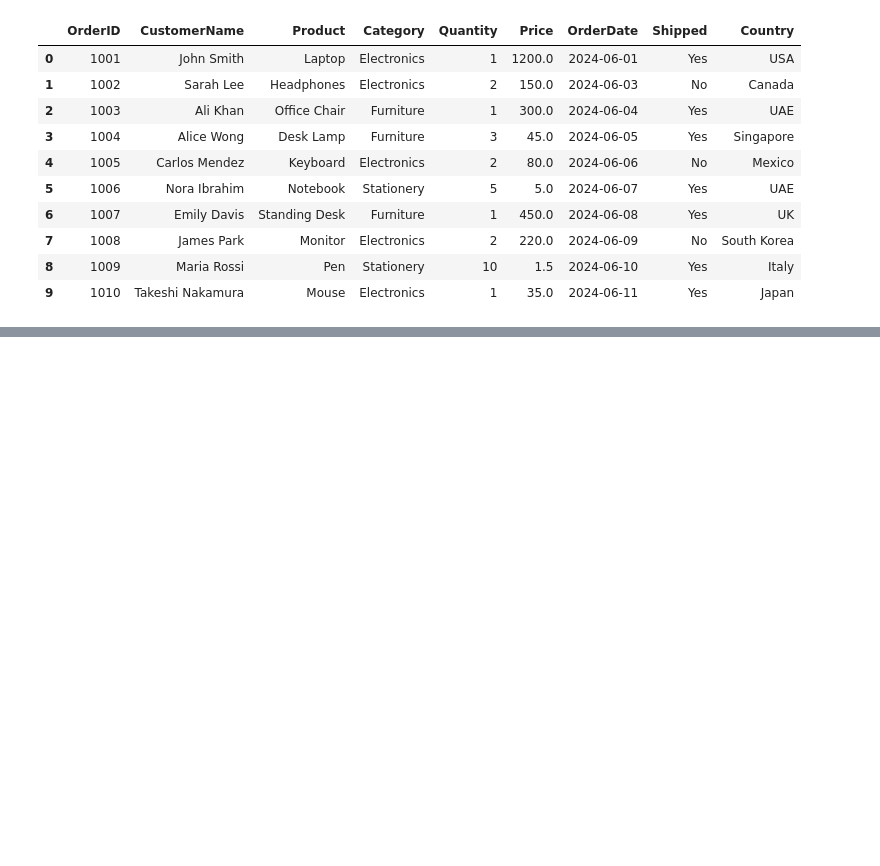
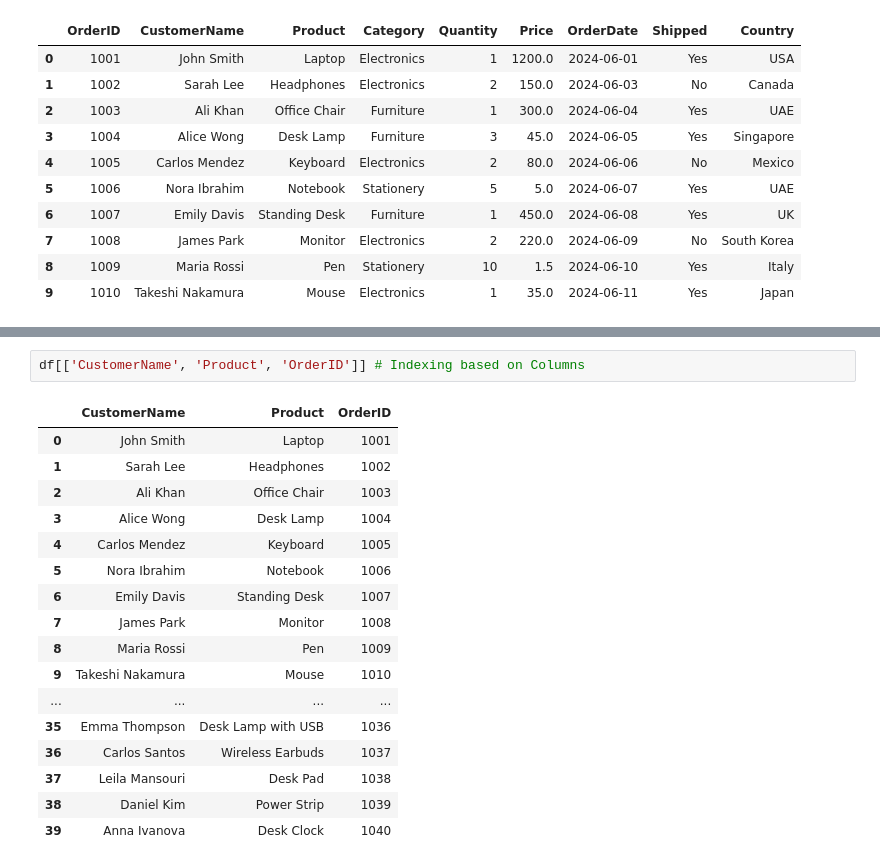
Before and after one commit to devbassey/Pandas-Tutorial, a Jupyter notebook: learning_pandas.ipynb, the cells around one changed output, grey strips where cells are left out. Drawn from its saved outputs; the diff is of its cells as text; blank space fills up the shorter version.

```diff
--- a/learning_pandas.ipynb
+++ b/learning_pandas.ipynb
@@ -101,0 +169,20 @@ df.head(10)
+# %%
+df[['CustomerName', 'Product', 'OrderID']] # Indexing based on Columns
+# %% [output]
+|  | CustomerName | Product | OrderID |
+| 0 | John Smith | Laptop | 1001 |
+| 1 | Sarah Lee | Headphones | 1002 |
+| 2 | Ali Khan | Office Chair | 1003 |
+| 3 | Alice Wong | Desk Lamp | 1004 |
+| 4 | Carlos Mendez | Keyboard | 1005 |
+| 5 | Nora Ibrahim | Notebook | 1006 |
+| 6 | Emily Davis | Standing Desk | 1007 |
+| 7 | James Park | Monitor | 1008 |
+| 8 | Maria Rossi | Pen | 1009 |
+| 9 | Takeshi Nakamura | Mouse | 1010 |
+| ... | ... | ... | ... |
+| 35 | Emma Thompson | Desk Lamp with USB | 1036 |
+| 36 | Carlos Santos | Wireless Earbuds | 1037 |
+| 37 | Leila Mansouri | Desk Pad | 1038 |
+| 38 | Daniel Kim | Power Strip | 1039 |
+| 39 | Anna Ivanova | Desk Clock | 1040 |
```
Also changed, not shown: parts of 18 cells of this notebook.
